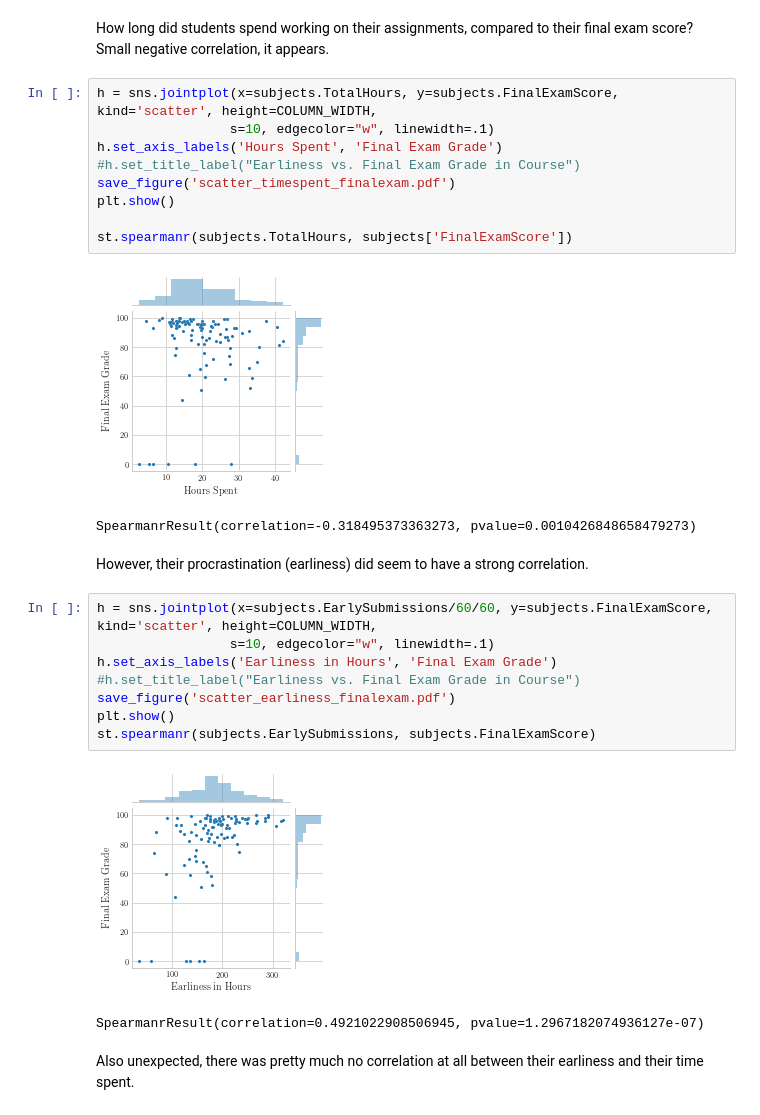
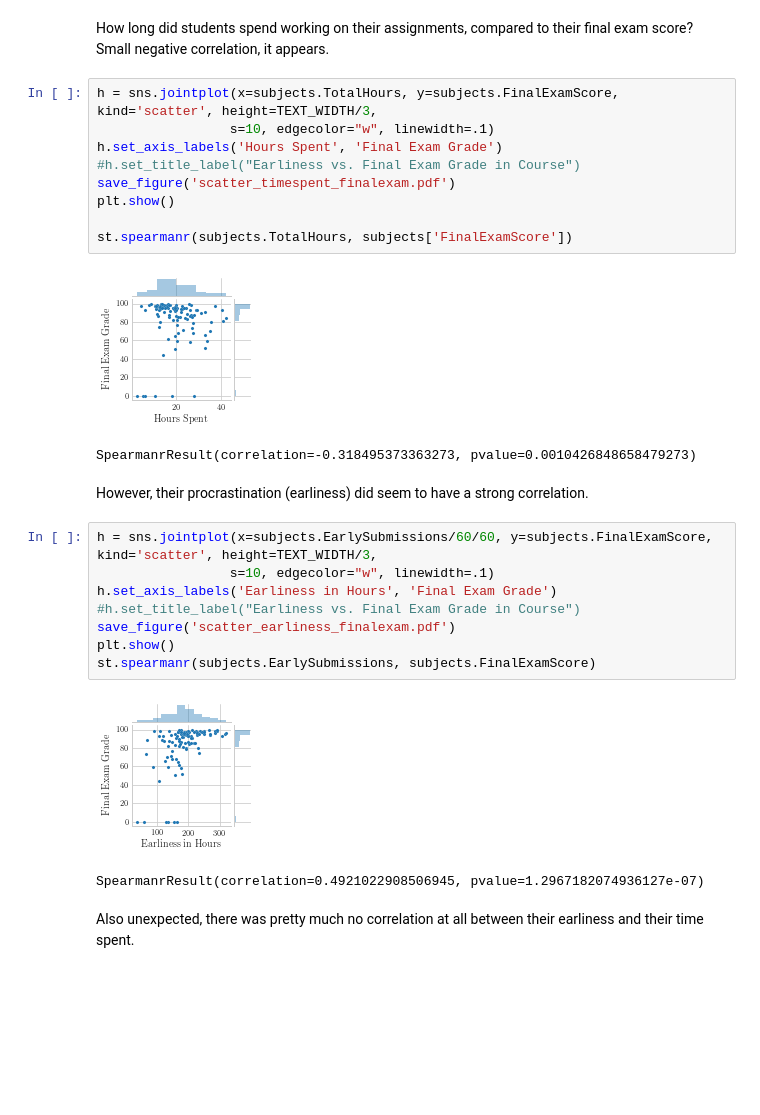
Before and after one commit to acbart/csedm20-paper-cs1-analysis, a Jupyter notebook: notebooks/Mistake Analysis.ipynb, the cells around one changed output. Drawn from its saved outputs; the diff is of its cells as text; blank space fills up the shorter version.

```diff
--- a/notebooks/Mistake Analysis.ipynb
+++ b/notebooks/Mistake Analysis.ipynb
@@ -551,7 +554,7 @@ SpearmanrResult(correlation=-0.1374397881813451, pvalue=0.1662305737006435)
 How long did students spend working on their assignments, compared to their final exam score?
 Small negative correlation, it appears.
 # %%
-h = sns.jointplot(x=subjects.TotalHours, y=subjects.FinalExamScore, kind='scatter', height=COLUMN_WIDTH,
+h = sns.jointplot(x=subjects.TotalHours, y=subjects.FinalExamScore, kind='scatter', height=TEXT_WIDTH/3,
                  s=10, edgecolor="w", linewidth=.1)
 h.set_axis_labels('Hours Spent', 'Final Exam Grade')
 #h.set_title_label("Earliness vs. Final Exam Grade in Course")
@@ -560,20 +563,20 @@ plt.show()
 
 st.spearmanr(subjects.TotalHours, subjects['FinalExamScore'])
 # %% [output]
-[figure, old version]
+[figure, new version]
 SpearmanrResult(correlation=-0.318495373363273, pvalue=0.0010426848658479273)
 # %% [markdown]
 However, their procrastination (earliness) did seem to have a strong correlation.
 # %%
-h = sns.jointplot(x=subjects.EarlySubmissions/60/60, y=subjects.FinalExamScore, kind='scatter', height=COLUMN_WIDTH,
+h = sns.jointplot(x=subjects.EarlySubmissions/60/60, y=subjects.FinalExamScore, kind='scatter', height=TEXT_WIDTH/3,
                  s=10, edgecolor="w", linewidth=.1)
 h.set_axis_labels('Earliness in Hours', 'Final Exam Grade')
 #h.set_title_label("Earliness vs. Final Exam Grade in Course")
 save_figure('scatter_earliness_finalexam.pdf')
 plt.show()
 st.spearmanr(subjects.EarlySubmissions, subjects.FinalExamScore)
 # %% [output]
-[figure, old version]
+[figure, new version]
 SpearmanrResult(correlation=0.4921022908506945, pvalue=1.2967182074936127e-07)
 # %% [markdown]
 Also unexpected, there was pretty much no correlation at all between their earliness and their time spent.
```
Also changed, not shown: parts of 15 cells of this notebook, 31 other files.
